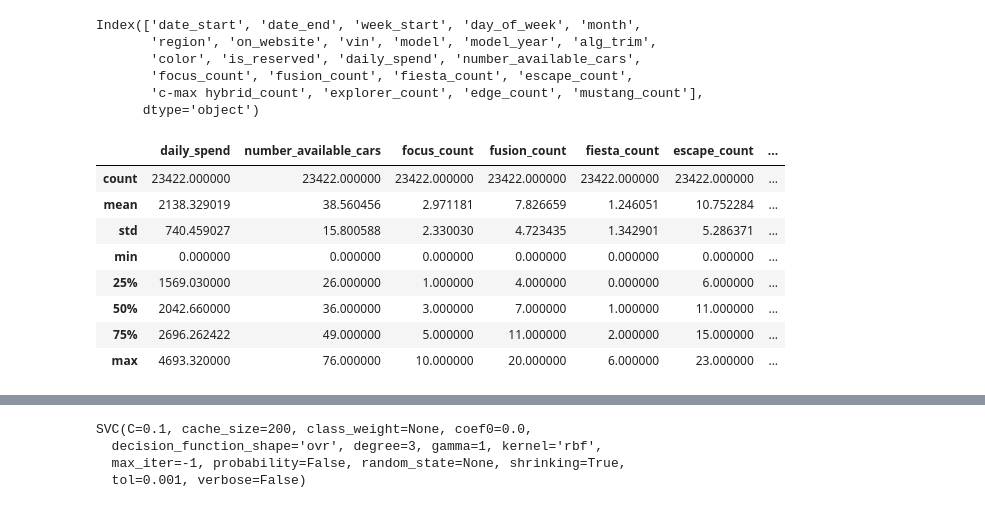
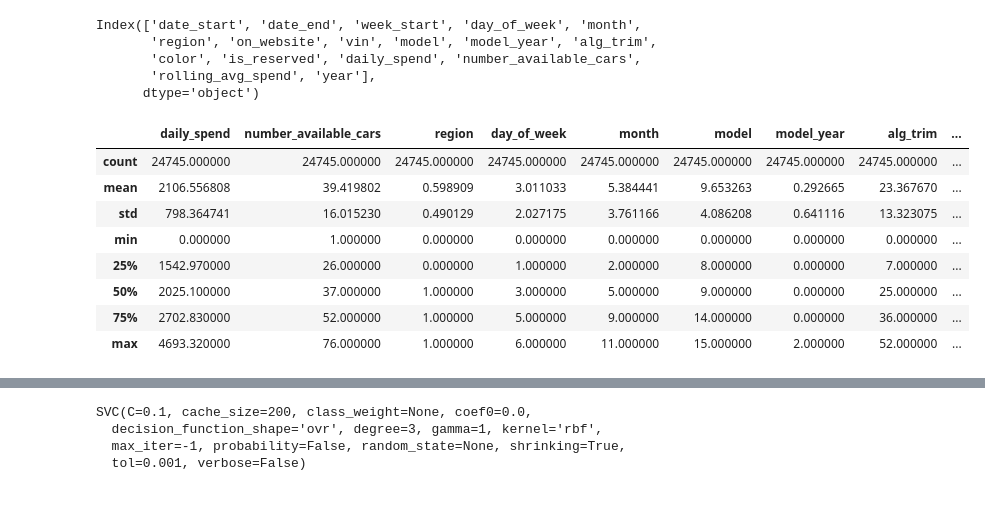
Before and after one commit to halliecramer/inventory-mix, a Jupyter notebook: src/model.ipynb, the cells around one changed output, grey strips where cells are left out. Saved outputs shown, nothing was run; the diff lists cells and outputs as text; code cells hidden in the pictures.

```diff
--- a/src/model.ipynb
+++ b/src/model.ipynb
@@ -33,3 +37,8 @@ with open('sql/inventory_mix.sql','r') as f:
             sql = f.read()
 # %%
 df = pd.read_sql(sql, conn)
+# %%
+rolling_avg_spend = pd.DataFrame(df.groupby(['date_start','region'])['daily_spend'].mean().rolling(window=21, min_periods=1).mean()).reset_index()
+rolling_avg_spend.columns = ['date_start','region','rolling_avg_spend']
+df = pd.merge(df, rolling_avg_spend, how='left', on=['date_start','region'])
+df['year'] = df['date_start'].apply(lambda x: x.year)
@@ -68,25 +51,23 @@ memory usage: 2.7+ MB
 # %%
-model_list = ['Focus','Fusion','Fiesta','Escape','C-Max Hybrid','Explorer','Edge','Mustang']
+# model_list = ['Focus','Fusion','Fiesta','Escape','C-Max Hybrid','Explorer','Edge','Mustang']
 
-for var in model_list:
-    daily_counts = df[df['model']==var].groupby(['date_start','region'])['vin'].count().reset_index()
-    daily_counts = pd.DataFrame(daily_counts)
-    daily_counts.columns = ['date_start', 'region', (str(var) + '_count').lower()]
+# for var in model_list:
+#     daily_counts = df[df['model']==var].groupby(['date_start','region'])['vin'].count().reset_index()
+#     daily_counts = pd.DataFrame(daily_counts)
+#     daily_counts.columns = ['date_start', 'region', (str(var) + '_count').lower()]
 
-    df = pd.merge(df, daily_counts, how='left', on=['date_start','region'])
+#     df = pd.merge(df, daily_counts, how='left', on=['date_start','region'])
 # %%
 df.columns
 # %% [output]
 Index(['date_start', 'date_end', 'week_start', 'day_of_week', 'month',
        'region', 'on_website', 'vin', 'model', 'model_year', 'alg_trim',
        'color', 'is_reserved', 'daily_spend', 'number_available_cars',
-       'focus_count', 'fusion_count', 'fiesta_count', 'escape_count',
-       'c-max hybrid_count', 'explorer_count', 'edge_count', 'mustang_count'],
+       'rolling_avg_spend', 'year'],
       dtype='object')
 # %%
 target = ['is_reserved']
-num_cols = ['daily_spend', 'number_available_cars','focus_count', 'fusion_count', 'fiesta_count', 'escape_count',
-               'c-max hybrid_count', 'explorer_count', 'edge_count', 'mustang_count']
+num_cols = ['daily_spend', 'number_available_cars']
 cat_cols = ['region', 'day_of_week', 'month', 'model', 'model_year', 'alg_trim', 'color']
 features = num_cols + cat_cols
 # %%
@@ -94,17 +75,17 @@ for var in cat_cols:
     label = LabelEncoder()
     df[var] = label.fit_transform(df[var].astype('str'))
 # %%
-features = df[features].fillna(0)
-target = df[target].values.ravel()
+X1 = df[features].fillna(0)
+y1 = df[target].values.ravel()
 # %%
-features.describe()
+X1.describe()
 # %% [output]
-|  | daily_spend | number_available_cars | focus_count | fusion_count | fiesta_count | escape_count | ... |
-| count | 23422.000000 | 23422.000000 | 23422.000000 | 23422.000000 | 23422.000000 | 23422.000000 | ... |
-| mean | 2138.329019 | 38.560456 | 2.971181 | 7.826659 | 1.246051 | 10.752284 | ... |
-| std | 740.459027 | 15.800588 | 2.330030 | 4.723435 | 1.342901 | 5.286371 | ... |
-| min | 0.000000 | 0.000000 | 0.000000 | 0.000000 | 0.000000 | 0.000000 | ... |
-| 25% | 1569.030000 | 26.000000 | 1.000000 | 4.000000 | 0.000000 | 6.000000 | ... |
-| 50% | 2042.660000 | 36.000000 | 3.000000 | 7.000000 | 1.000000 | 11.000000 | ... |
-| 75% | 2696.262422 | 49.000000 | 5.000000 | 11.000000 | 2.000000 | 15.000000 | ... |
-| max | 4693.320000 | 76.000000 | 10.000000 | 20.000000 | 6.000000 | 23.000000 | ... |
+|  | daily_spend | number_available_cars | region | day_of_week | month | model | model_year | alg_trim | ... |
+| count | 24745.000000 | 24745.000000 | 24745.000000 | 24745.000000 | 24745.000000 | 24745.000000 | 24745.000000 | 24745.000000 | ... |
+| mean | 2106.556808 | 39.419802 | 0.598909 | 3.011033 | 5.384441 | 9.653263 | 0.292665 | 23.367670 | ... |
+| std | 798.364741 | 16.015230 | 0.490129 | 2.027175 | 3.761166 | 4.086208 | 0.641116 | 13.323075 | ... |
+| min | 0.000000 | 1.000000 | 0.000000 | 0.000000 | 0.000000 | 0.000000 | 0.000000 | 0.000000 | ... |
+| 25% | 1542.970000 | 26.000000 | 0.000000 | 1.000000 | 2.000000 | 8.000000 | 0.000000 | 7.000000 | ... |
+| 50% | 2025.100000 | 37.000000 | 1.000000 | 3.000000 | 5.000000 | 9.000000 | 0.000000 | 25.000000 | ... |
+| 75% | 2702.830000 | 52.000000 | 1.000000 | 5.000000 | 9.000000 | 14.000000 | 0.000000 | 36.000000 | ... |
+| max | 4693.320000 | 76.000000 | 1.000000 | 6.000000 | 11.000000 | 15.000000 | 2.000000 | 52.000000 | ... |
```
Also changed, not shown: parts of 68 cells of this notebook, 13 other files.
